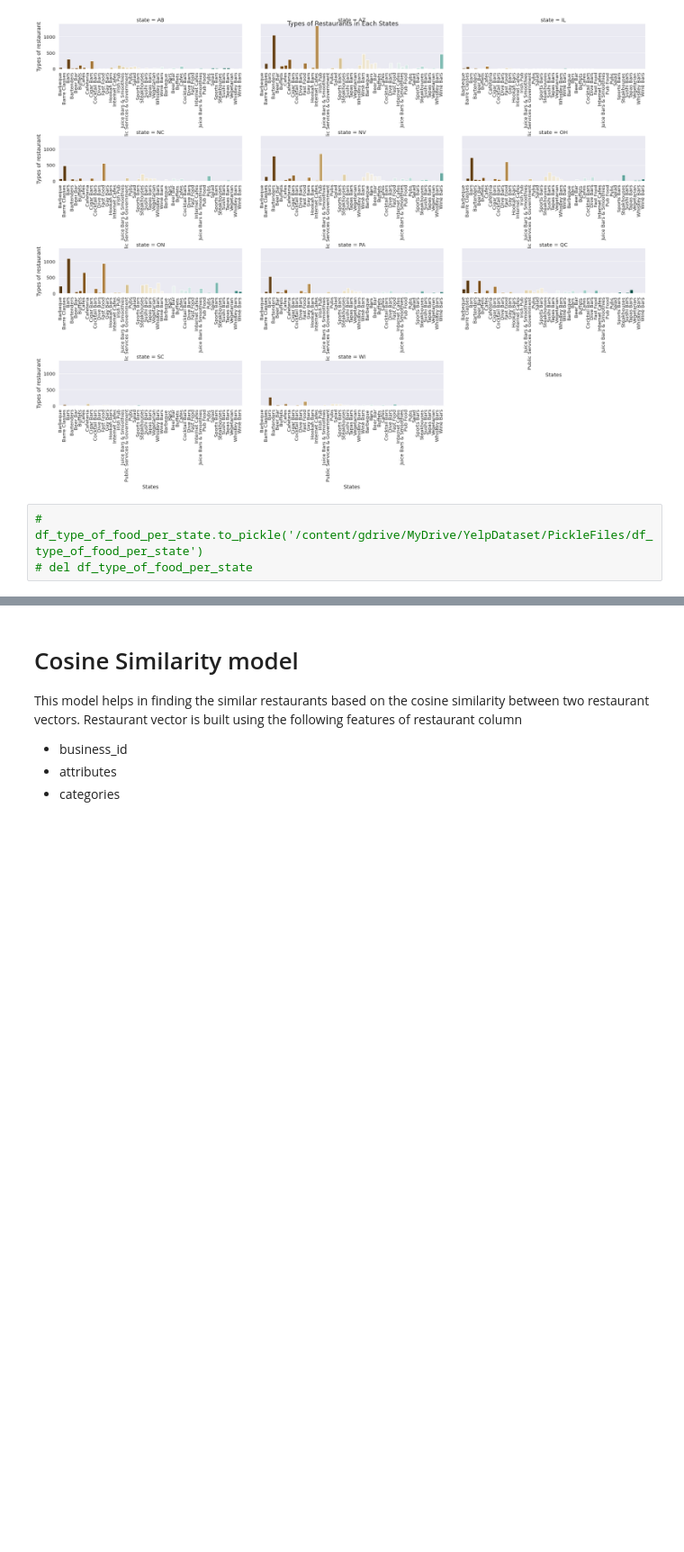
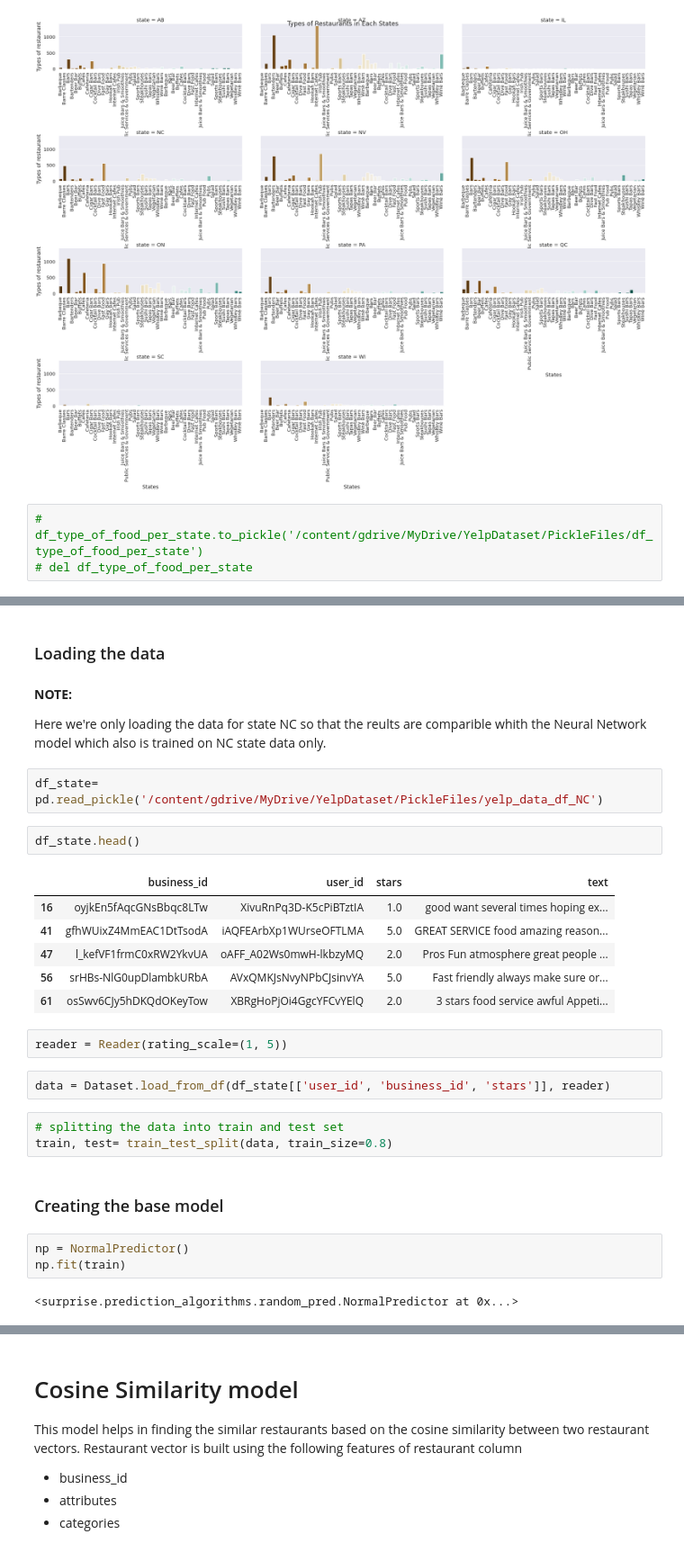
Before and after one commit to akshaypt7/RestroRecommender-1, a Jupyter notebook: YelpRestroRecommender.ipynb, the cells around one changed output, grey strips where cells are left out. Shown: that part at 90% size. Drawn from its saved outputs; the diff is of its cells as text; blank space fills up the shorter version.

Commit message:
Added the base model

```diff
--- a/YelpRestroRecommender.ipynb
+++ b/YelpRestroRecommender.ipynb
@@ -325,0 +351,31 @@ g.set_xlabels('States')
+# %% [markdown]
+### Loading the data
+# %% [markdown]
+**NOTE:**
+
+Here we're only loading the data for state NC so that the reults are comparible whith the Neural Network model which also is trained on NC state data only.
+# %%
+df_state= pd.read_pickle('/content/gdrive/MyDrive/YelpDataset/PickleFiles/yelp_data_df_NC')
+# %%
+df_state.head()
+# %% [output]
+|  | business_id | user_id | stars | text |
+| 16 | oyjkEn5fAqcGNsBbqc8LTw | XivuRnPq3D-K5cPiBTztIA | 1.0 | good want several times hoping ex... |
+| 41 | gfhWUixZ4MmEAC1DtTsodA | iAQFEArbXp1WUrseOFTLMA | 5.0 | GREAT SERVICE food amazing reason... |
+| 47 | l_kefVF1frmC0xRW2YkvUA | oAFF_A02Ws0mwH-lkbzyMQ | 2.0 | Pros Fun atmosphere great people ... |
+| 56 | srHBs-NlG0upDlambkURbA | AVxQMKJsNvyNPbCJsinvYA | 5.0 | Fast friendly always make sure or... |
+| 61 | osSwv6CJy5hDKQdOKeyTow | XBRgHoPjOi4GgcYFCvYElQ | 2.0 | 3 stars food service awful Appeti... |
+# %%
+reader = Reader(rating_scale=(1, 5))
+# %%
+data = Dataset.load_from_df(df_state[['user_id', 'business_id', 'stars']], reader)
+# %%
+# splitting the data into train and test set
+train, test= train_test_split(data, train_size=0.8)
+# %% [markdown]
+### Creating the base model
+# %%
+np = NormalPredictor()
+np.fit(train)
+# %% [output]
+<surprise.prediction_algorithms.random_pred.NormalPredictor at 0x...>
```
Also changed, not shown: parts of 7 cells of this notebook.
